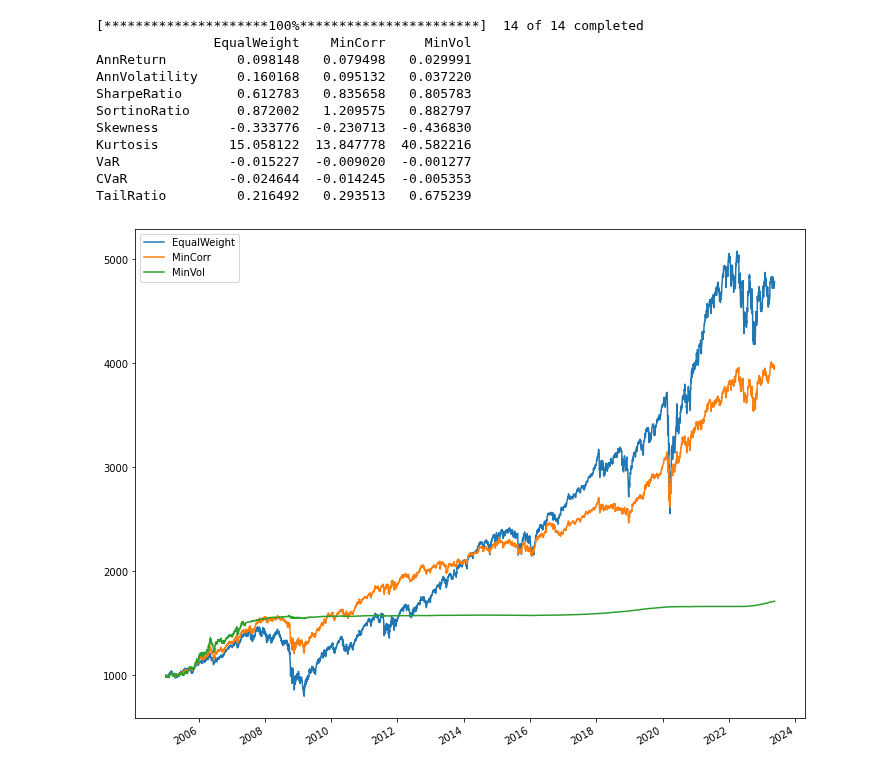
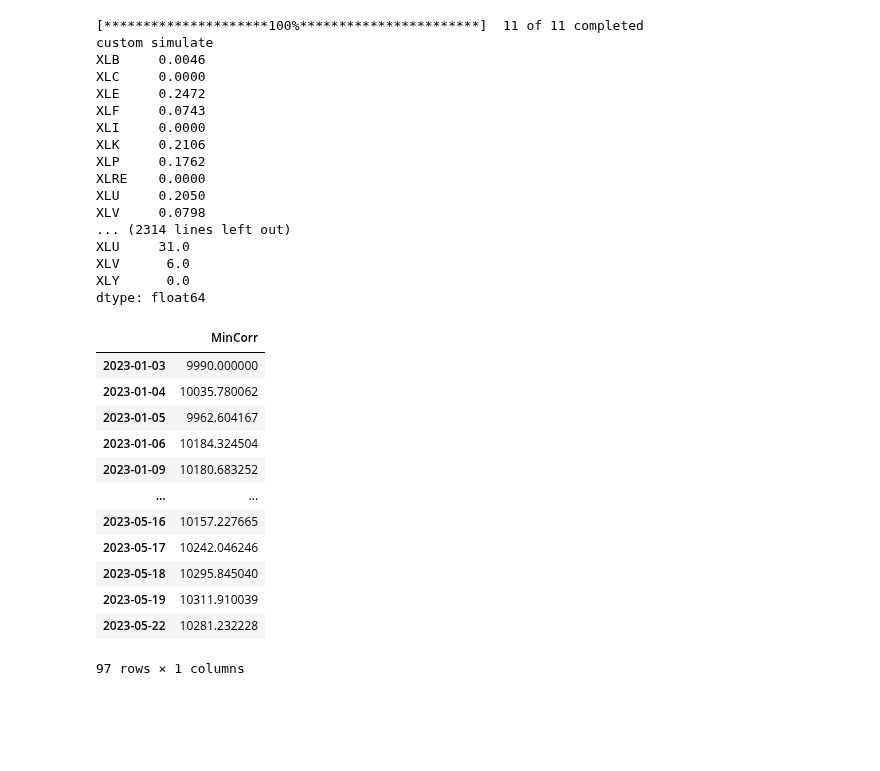
Before and after one commit to HTF1125/RobertLab, a Jupyter notebook: src/test.ipynb, the cells around one changed output. Cells and saved outputs as stored; diff of their text form; code cells hidden in the pictures; blank space fills up the shorter version.

```diff
--- a/src/test.ipynb
+++ b/src/test.ipynb
@@ -1,28 +1,47 @@
 # %%
 from core.strategies import BacktestManager
 from core.signals import OECDUSLEIHP
-import yfinance as yf
 
-signal = OECDUSLEIHP.from_fred_data()
-bt = BacktestManager.from_universe(start="2005-1-1")
+# signal = OECDUSLEIHP.from_fred_data()
+bt = BacktestManager.from_universe(start="2023-1-1")
+bt.MinCorr()
+bt.values
 # bt.RegimeRotation(signal=signal)
 # bt.RegimeRotationMinCorr(signal=signal)
-bt.EqualWeight()
-bt.MinCorr()
-bt.MinVol()
+# bt.RegimeRotationMinCorr(signal=signal, span=21*3)
+# bt.EqualWeight()
+# bt.MinCorr()
+# bt.MinVol(span=21*12)
 # bt.Momentum()
-bt.values.plot(figsize=(12, 10))
-print(bt.analytics)
+# bt.values
 # %% [output]
-[*********************100%***********************]  14 of 14 completed
-               EqualWeight    MinCorr     MinVol
-AnnReturn         0.098148   0.079498   0.029991
-AnnVolatility     0.160168   0.095132   0.037220
-SharpeRatio       0.612783   0.835658   0.805783
-SortinoRatio      0.872002   1.209575   0.882797
-Skewness         -0.333776  -0.230713  -0.436830
-Kurtosis         15.058122  13.847778  40.582216
-VaR              -0.015227  -0.009020  -0.001277
-CVaR             -0.024644  -0.014245  -0.005353
-TailRatio         0.216492   0.293513   0.675239
+[*********************100%***********************]  11 of 11 completed
+custom simulate
+XLB     0.0046
+XLC     0.0000
+XLE     0.2472
+XLF     0.0743
+XLI     0.0000
+XLK     0.2106
+XLP     0.1762
+XLRE    0.0000
+XLU     0.2050
+XLV     0.0798
+... (2314 lines left out)
+XLU     31.0
+XLV      6.0
+XLY      0.0
+dtype: float64
-[figure, removed]
+|  | MinCorr |
+| 2023-01-03 | 9990.000000 |
+| 2023-01-04 | 10035.780062 |
+| 2023-01-05 | 9962.604167 |
+| 2023-01-06 | 10184.324504 |
+| 2023-01-09 | 10180.683252 |
+| ... | ... |
+| 2023-05-16 | 10157.227665 |
+| 2023-05-17 | 10242.046246 |
+| 2023-05-18 | 10295.845040 |
+| 2023-05-19 | 10311.910039 |
+| 2023-05-22 | 10281.232228 |
+97 rows × 1 columns
```
Also changed, not shown: parts of 4 cells of this notebook, 6 other files.
